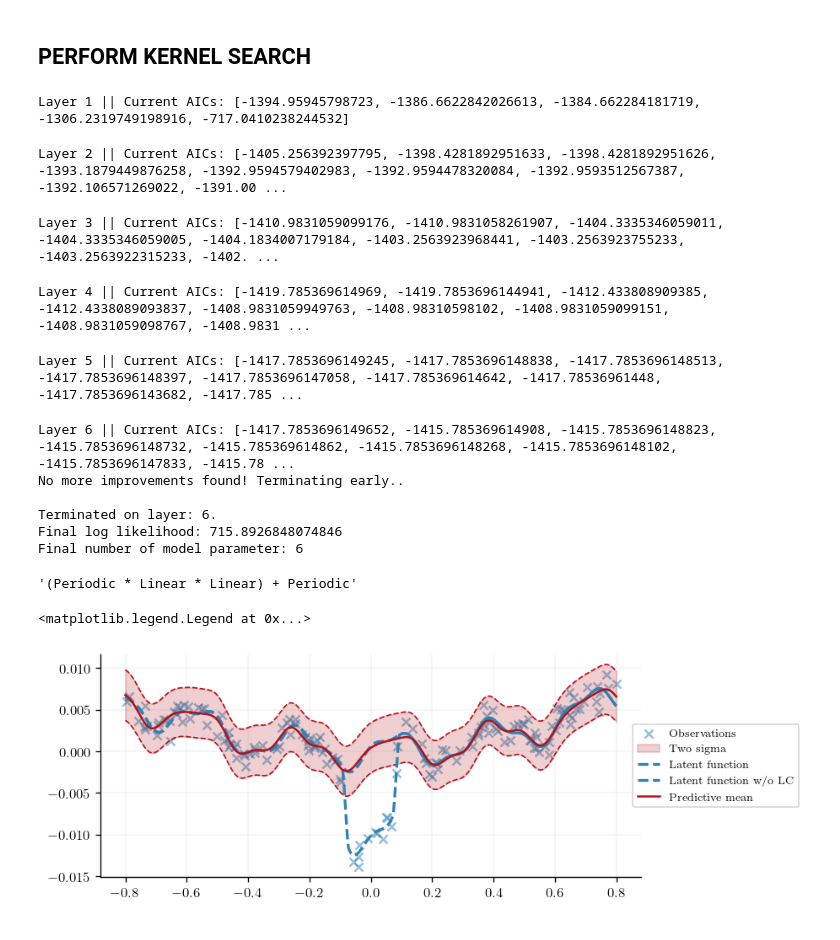
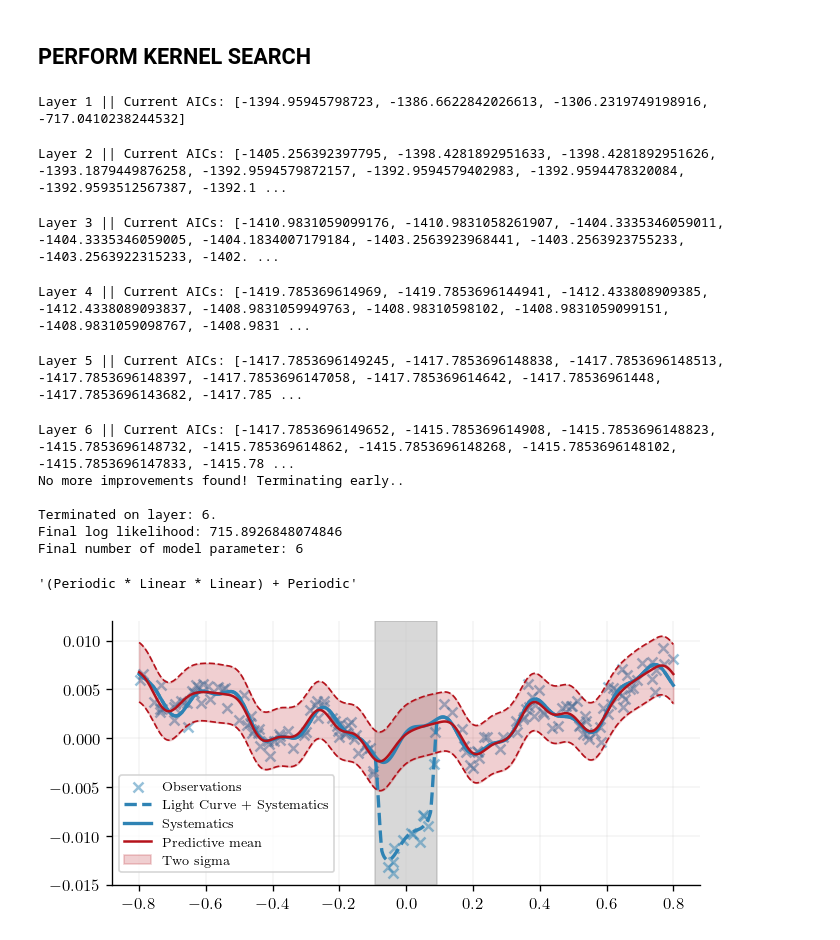
Before and after one commit to ChrisBoettner/gaussian-process, a Jupyter notebook: 001_kernelsearch.ipynb, the cells around one changed output. Drawn from its saved outputs; the diff is of its cells as text; code cells hidden in the pictures.

```diff
--- a/001_kernelsearch.ipynb
+++ b/001_kernelsearch.ipynb
@@ -49,7 +53,7 @@ kernel_library = [
     RBF(),
     OrnsteinUhlenbeck(),
     Periodic(),
-    PoweredExponential(power=jnp.array(0.8)),
+    # PoweredExponential(power=jnp.array(0.8)),
 ]  # default powered exponential has infinite parameter for some reason
 # %%
 tree = KernelSearch(
@@ -65,12 +69,9 @@ model = tree.search(
     n_leafs=4,
     patience=1,
 )
-
-assert isinstance(model, gpx.gps.AbstractPosterior)
-gpx.base.save_tree("/home/chris/Documents/Desktop Stuff/gaussian process", model)
 # %% [output]
-Layer 1 || Current AICs: [-1394.95945798723, -1386.6622842026613, -1384.662284181719, -1306.2319749198916, -717.0410238244532]
+Layer 1 || Current AICs: [-1394.95945798723, -1386.6622842026613, -1306.2319749198916, -717.0410238244532]
-Layer 2 || Current AICs: [-1405.256392397795, -1398.4281892951633, -1398.4281892951626, -1393.1879449876258, -1392.9594579402983, -1392.9594478320084, -1392.9593512567387, -1392.106571269022, -1391.00 ...
+Layer 2 || Current AICs: [-1405.256392397795, -1398.4281892951633, -1398.4281892951626, -1393.1879449876258, -1392.9594579872157, -1392.9594579402983, -1392.9594478320084, -1392.9593512567387, -1392.1 ...
 Layer 3 || Current AICs: [-1410.9831059099176, -1410.9831058261907, -1404.3335346059011, -1404.3335346059005, -1404.1834007179184, -1403.2563923968441, -1403.2563923755233, -1403.2563922315233, -1402. ...
 Layer 4 || Current AICs: [-1419.785369614969, -1419.7853696144941, -1412.433808909385, -1412.4338089093837, -1408.9831059949763, -1408.98310598102, -1408.9831059099151, -1408.9831059098767, -1408.9831 ...
 Layer 5 || Current AICs: [-1417.7853696149245, -1417.7853696148838, -1417.7853696148513, -1417.7853696148397, -1417.7853696147058, -1417.785369614642, -1417.78536961448, -1417.7853696143682, -1417.785 ...
@@ -96,49 +98,68 @@ predictive_dist = model.likelihood(latent_dist)
 
 predictive_mean = predictive_dist.mean()
 predictive_std = predictive_dist.stddev()
 
-fig, ax = plt.subplots(figsize=(7.5, 2.5))
+fig, ax = plt.subplots()
 ax.scatter(t_train, lc_train, label="Observations", color=cols[0], alpha=0.5)
+ax.plot(
+    t,
+    lightcurve + systematics,
+    label="Light Curve + Systematics",
+    color=cols[0],
+    linestyle="--",
+    linewidth=2,
+)
+ax.plot(
+    t,
+    systematics,
+    label="Systematics",
+    color=cols[0],
+    linestyle="-",
+    linewidth=2,
+)
+
+ax.plot(
+    t,
+    predictive_mean,
+    label="Predictive mean",
+    color=cols[1],
+)
 ax.fill_between(
     t,
     predictive_mean - 2 * predictive_std,
     predictive_mean + 2 * predictive_std,
     alpha=0.2,
     label="Two sigma",
     color=cols[1],
 )
 ax.plot(
     t,
     predictive_mean - 2 * predictive_std,
     linestyle="--",
     linewidth=1,
     color=cols[1],
 )
 ax.plot(
     t,
     predictive_mean + 2 * predictive_std,
     linestyle="--",
     linewidth=1,
     color=cols[1],
 )
-ax.plot(
+
+ax.fill_between(
     t,
-    lightcurve + systematics,
-    label="Latent function",
-    color=cols[0],
-    linestyle="--",
-    linewidth=2,
+    -0.015,
+    0.012,
+    where=~mask,
+    alpha=0.3,
+    color="grey",
+    zorder=0,
 )
-ax.plot(
-    t,
-    systematics,
-    label="Latent function w/o LC",
-    color=cols[0],
-    linestyle="--",
-    linewidth=2,
-)
-ax.plot(t, predictive_mean, label="Predictive mean", color=cols[1])
-ax.legend(loc="center left", bbox_to_anchor=(0.975, 0.5))
+ax.set_ylim([-0.015, 0.012])
+
+
+ax.legend(loc="center left", bbox_to_anchor=(0, 0.23))
+plt.savefig("figures/gp_fit.pdf")
 # %% [output]
-<matplotlib.legend.Legend at 0x...>
-[figure, old version]
+[figure, new version]
```
Also changed, not shown: parts of 2 cells of this notebook, 15 other files.
